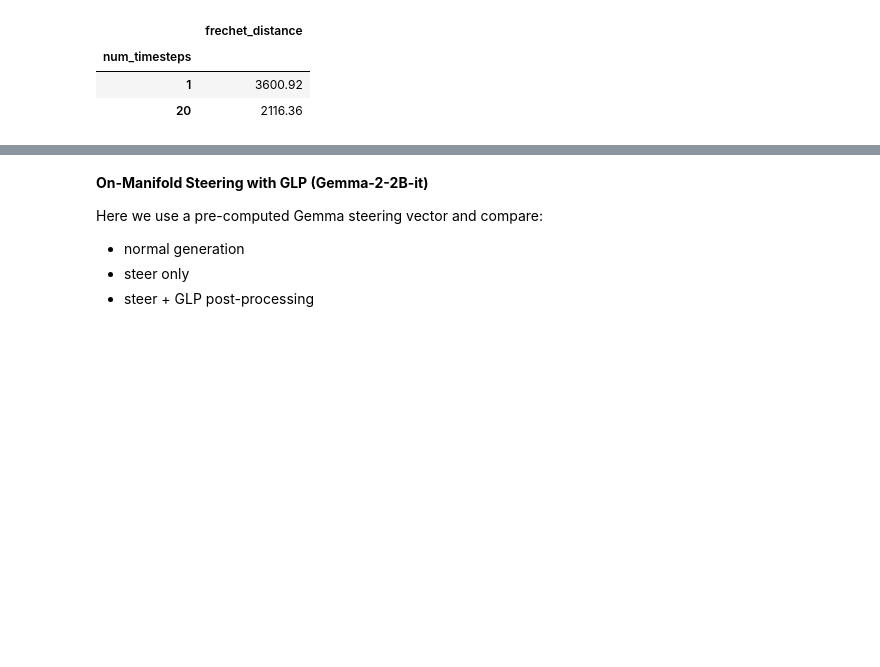
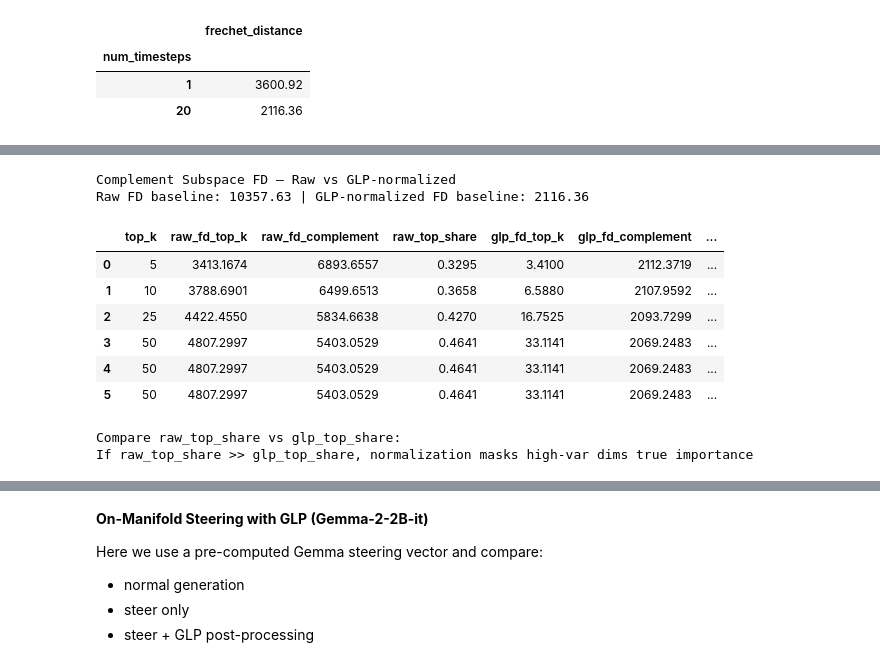
Before and after one commit to PQHSGS/GLP, a Jupyter notebook: glp_demo gemma.ipynb, the cells around one changed output, grey strips where cells are left out. Drawn from its saved outputs; the diff is of its cells as text; code cells hidden in the pictures; blank space fills up the shorter version.

```diff
--- a/glp_demo gemma.ipynb
+++ b/glp_demo gemma.ipynb
@@ -561,0 +396,41 @@ Seeds: (0, 1, 2)
+# %%
+# Test 2: Complement Subspace FD at various k — Raw vs GLP-normalized
+rows = []
+group_sizes = [5, 10, 25, 50, 100, 200]
+for k in group_sizes:
+    dims_k = top_var_df["dim"].head(min(k, len(top_var_df))).tolist()
+    compl_k = sorted(set(all_dims) - set(dims_k))
+
+    raw_k = compute_raw_fd_on_dims(attr_ref, attr_gen, dims_k)
+    raw_c = compute_raw_fd_on_dims(attr_ref, attr_gen, compl_k)
+    glp_k = compute_fd_on_dims(attr_ref, attr_gen, dims_k)
+    glp_c = compute_fd_on_dims(attr_ref, attr_gen, compl_k)
+
+    rows.append({
+        "top_k": len(dims_k),
+        "raw_fd_top_k": raw_k, "raw_fd_complement": raw_c,
+        "raw_top_share": raw_k / raw_fd_all,
+        "glp_fd_top_k": glp_k, "glp_fd_complement": glp_c,
+        "glp_top_share": glp_k / baseline_fd,
+    })
+
+subspace_df = pd.DataFrame(rows)
+print("Complement Subspace FD — Raw vs GLP-normalized")
+print(f"Raw FD baseline: {raw_fd_all:.2f} | GLP-normalized FD baseline: {baseline_fd:.2f}")
+print()
+display(subspace_df.round(4))
+print()
+print("Compare raw_top_share vs glp_top_share:")
+print("If raw_top_share >> glp_top_share, normalization masks high-var dims true importance")
+# %% [output]
+Complement Subspace FD — Raw vs GLP-normalized
+Raw FD baseline: 10357.63 | GLP-normalized FD baseline: 2116.36
+|  | top_k | raw_fd_top_k | raw_fd_complement | raw_top_share | glp_fd_top_k | glp_fd_complement | ... |
+| 0 | 5 | 3413.1674 | 6893.6557 | 0.3295 | 3.4100 | 2112.3719 | ... |
+| 1 | 10 | 3788.6901 | 6499.6513 | 0.3658 | 6.5880 | 2107.9592 | ... |
+| 2 | 25 | 4422.4550 | 5834.6638 | 0.4270 | 16.7525 | 2093.7299 | ... |
+| 3 | 50 | 4807.2997 | 5403.0529 | 0.4641 | 33.1141 | 2069.2483 | ... |
+| 4 | 50 | 4807.2997 | 5403.0529 | 0.4641 | 33.1141 | 2069.2483 | ... |
+| 5 | 50 | 4807.2997 | 5403.0529 | 0.4641 | 33.1141 | 2069.2483 | ... |
+Compare raw_top_share vs glp_top_share:
+If raw_top_share >> glp_top_share, normalization masks high-var dims true importance
```
Also changed, not shown: parts of 17 cells of this notebook, 2 other files.
